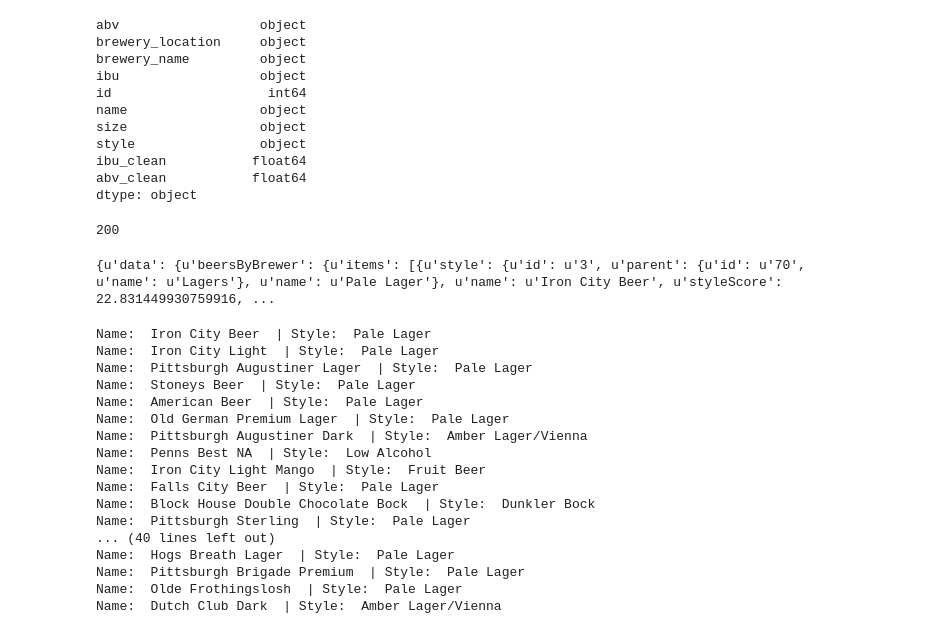
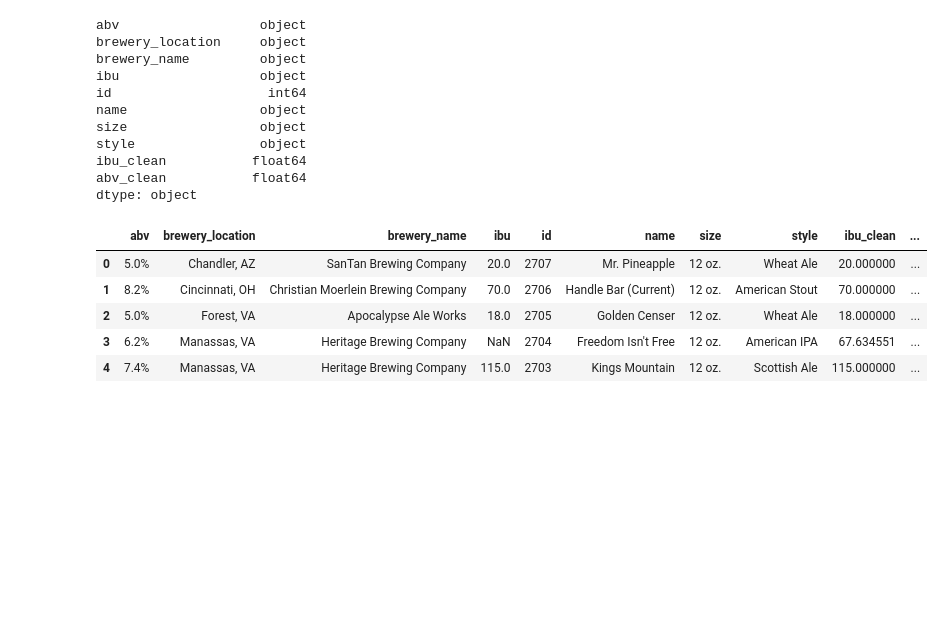
Before and after one commit to clbaechtold/ds5k_homework, a Jupyter notebook: final_project/eda.ipynb, the cells around one changed output. Drawn from its saved outputs; the diff is of its cells as text; code cells hidden in the pictures; blank space fills up the shorter version.

```diff
--- a/final_project/eda.ipynb
+++ b/final_project/eda.ipynb
@@ -154,4 +148,0 @@ r = requests.post('https://api.r8.beer/v1/api/graphql', data=data, headers=heade
-# %%
-r.status_code
-# %% [output]
-200
@@ -160,25 +149,10 @@ response = r.json()
-# %%
-print response
-# %% [output]
-{u'data': {u'beersByBrewer': {u'items': [{u'style': {u'id': u'3', u'parent': {u'id': u'70', u'name': u'Lagers'}, u'name': u'Pale Lager'}, u'name': u'Iron City Beer', u'styleScore': 22.831449930759916, ...
-# %%
-for beer in response['data']['beersByBrewer']['items']:
-    print 'Name: ', beer['name'], ' | Style: ', beer['style']['name']
-# %% [output]
-Name:  Iron City Beer  | Style:  Pale Lager
-Name:  Iron City Light  | Style:  Pale Lager
-Name:  Pittsburgh Augustiner Lager  | Style:  Pale Lager
-Name:  Stoneys Beer  | Style:  Pale Lager
-Name:  American Beer  | Style:  Pale Lager
-Name:  Old German Premium Lager  | Style:  Pale Lager
-Name:  Pittsburgh Augustiner Dark  | Style:  Amber Lager/Vienna
-Name:  Penns Best NA  | Style:  Low Alcohol
-Name:  Iron City Light Mango  | Style:  Fruit Beer
-Name:  Falls City Beer  | Style:  Pale Lager
-Name:  Block House Double Chocolate Bock  | Style:  Dunkler Bock
-Name:  Pittsburgh Sterling  | Style:  Pale Lager
-... (40 lines left out)
-Name:  Hogs Breath Lager  | Style:  Pale Lager
-Name:  Pittsburgh Brigade Premium  | Style:  Pale Lager
-Name:  Olde Frothingslosh  | Style:  Pale Lager
-Name:  Dutch Club Dark  | Style:  Amber Lager/Vienna
+# %%
+craft_cans = pd.read_csv('./data/beers.csv',index_col=0)
+craft_cans.head()
+# %% [output]
+|  | abv | brewery_location | brewery_name | ibu | id | name | size | style | ibu_clean | ... |
+| 0 | 5.0% | Chandler, AZ | SanTan Brewing Company | 20.0 | 2707 | Mr. Pineapple | 12 oz. | Wheat Ale | 20.000000 | ... |
+| 1 | 8.2% | Cincinnati, OH | Christian Moerlein Brewing Company | 70.0 | 2706 | Handle Bar (Current) | 12 oz. | American Stout | 70.000000 | ... |
+| 2 | 5.0% | Forest, VA | Apocalypse Ale Works | 18.0 | 2705 | Golden Censer | 12 oz. | Wheat Ale | 18.000000 | ... |
+| 3 | 6.2% | Manassas, VA | Heritage Brewing Company | NaN | 2704 | Freedom Isn't Free | 12 oz. | American IPA | 67.634551 | ... |
+| 4 | 7.4% | Manassas, VA | Heritage Brewing Company | 115.0 | 2703 | Kings Mountain | 12 oz. | Scottish Ale | 115.000000 | ... |
```
Also changed, not shown: parts of 13 cells of this notebook.
